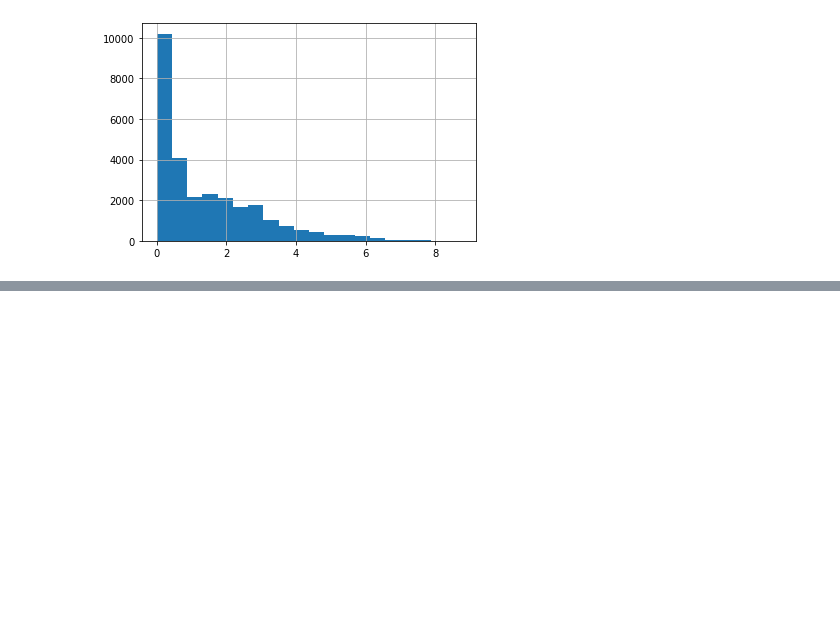
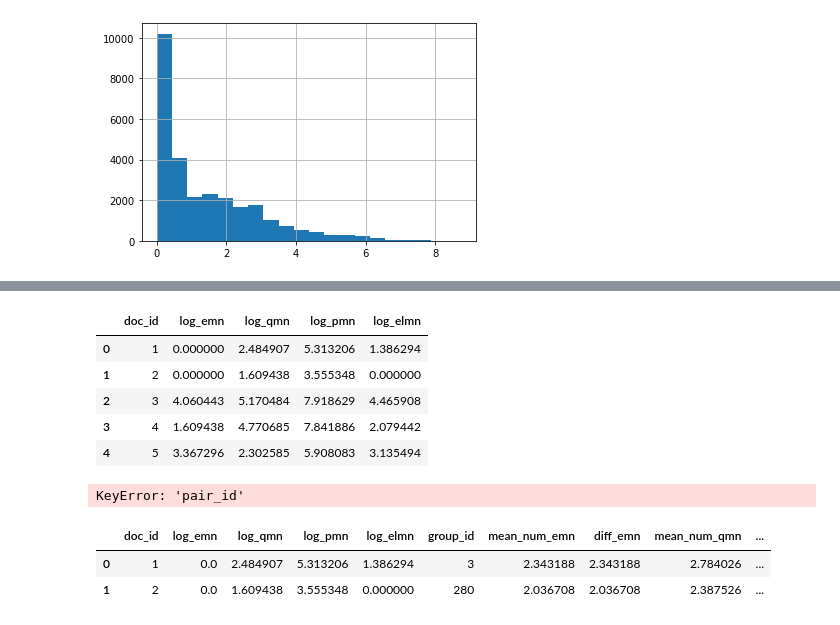
Before and after one commit to MrNeuronGamer/SphereSemProj, a Jupyter notebook: Kirill/upload/punctuation.ipynb, the cells around one changed output, grey strips where cells are left out. Drawn from its saved outputs; the diff is of its cells as text; code cells hidden in the pictures; blank space fills up the shorter version.

```diff
--- a/Kirill/upload/punctuation.ipynb
+++ b/Kirill/upload/punctuation.ipynb
@@ -90,3 +90,13 @@ df.describe()
 # %%
 df[['doc_id', 'log_emn', 'log_qmn', 'log_pmn', 'log_elmn']].to_csv("punctuation_output_log.txt", \
                                                                    index=False, sep='\t')
+# %%
+df = pd.read_csv('punctuation_output_log.txt', sep='\t', encoding='utf-8', lineterminator='\n')
+df.head()
+# %% [output]
+|  | doc_id | log_emn | log_qmn | log_pmn | log_elmn |
+| 0 | 1 | 0.000000 | 2.484907 | 5.313206 | 1.386294 |
+| 1 | 2 | 0.000000 | 1.609438 | 3.555348 | 0.000000 |
+| 2 | 3 | 4.060443 | 5.170484 | 7.918629 | 4.465908 |
+| 3 | 4 | 1.609438 | 4.770685 | 7.841886 | 2.079442 |
+| 4 | 5 | 3.367296 | 2.302585 | 5.908083 | 3.135494 |
@@ -92,0 +140,5 @@ df[['doc_id', 'log_emn', 'log_qmn', 'log_pmn', 'log_elmn']].to_csv("punctuation_
+# %%
+df = add_group_id(df)
+df.head(2)
+# %% [output]
+KeyError: 'pair_id'
@@ -92,0 +157,6 @@ df[['doc_id', 'log_emn', 'log_qmn', 'log_pmn', 'log_elmn']].to_csv("punctuation_
+# %%
+df.head(2)
+# %% [output]
+|  | doc_id | log_emn | log_qmn | log_pmn | log_elmn | group_id | mean_num_emn | diff_emn | mean_num_qmn | ... |
+| 0 | 1 | 0.0 | 2.484907 | 5.313206 | 1.386294 | 3 | 2.343188 | 2.343188 | 2.784026 | ... |
+| 1 | 2 | 0.0 | 1.609438 | 3.555348 | 0.000000 | 280 | 2.036708 | 2.036708 | 2.387526 | ... |
```
Also changed, not shown: parts of 9 cells of this notebook, 5 other files.
